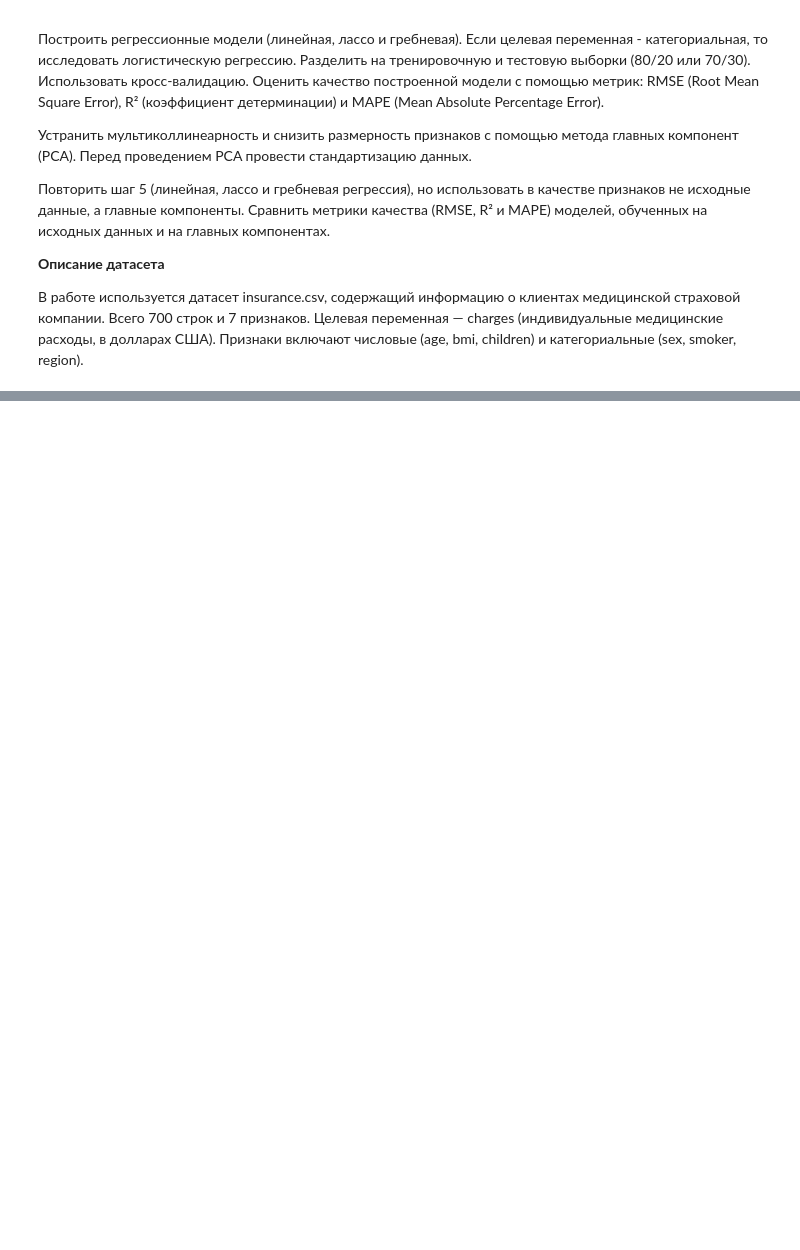
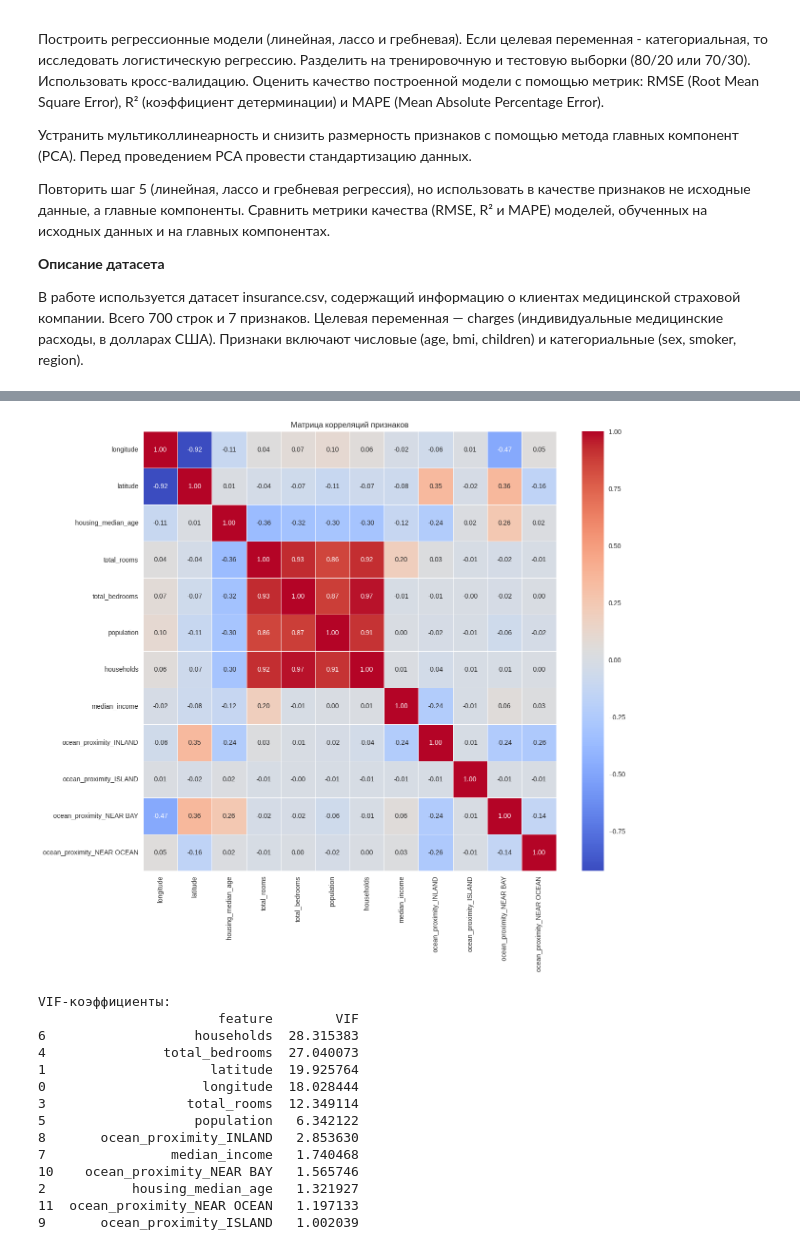
Before and after one commit to stavrgit/ML, a Jupyter notebook: ML_1.ipynb, the cells around one changed output, grey strips where cells are left out. Drawn from its saved outputs; the diff is of its cells as text; code cells hidden in the pictures; blank space fills up the shorter version.

```diff
--- a/ML_1.ipynb
+++ b/ML_1.ipynb
@@ -967,0 +220,15 @@ PCA в данной задаче не улучшает модель: он не
+# %%
+data['total_bedrooms'] = data['total_bedrooms'].fillna(data['total_bedrooms'].median())
+
+data = pd.get_dummies(data, columns=['ocean_proximity'], drop_first=True)
+
+X = data.drop(['median_house_value'], axis=1)
+y = data['median_house_value']
+
+print("Признаки после кодирования:", X.shape)
+print(X.columns.tolist())
+
+scaler = StandardScaler()
+X_scaled = pd.DataFrame(scaler.fit_transform(X), columns=X.columns, index=X.index)
+
+X_scaled.head()
@@ -967,0 +258,32 @@ PCA в данной задаче не улучшает модель: он не
+# %%
+from statsmodels.stats.outliers_influence import variance_inflation_factor
+
+# Матрица корреляций
+corr = X.corr()
+plt.figure(figsize=(14, 12))
+sns.heatmap(corr, annot=True, cmap="coolwarm", fmt=".2f", linewidths=0.5)
+plt.title("Матрица корреляций признаков")
+plt.show()
+
+# VIF
+vif_data = pd.DataFrame()
+vif_data["feature"] = X.columns
+vif_data["VIF"] = [variance_inflation_factor(X.values, i) for i in range(X.shape[1])]
+print("\nVIF-коэффициенты:")
+print(vif_data.sort_values("VIF", ascending=False))
+# %% [output]
+[figure, added]
+VIF-коэффициенты:
+                       feature        VIF
+6                   households  28.315383
+4               total_bedrooms  27.040073
+1                     latitude  19.925764
+0                    longitude  18.028444
+3                  total_rooms  12.349114
+5                   population   6.342122
+8       ocean_proximity_INLAND   2.853630
+7                median_income   1.740468
+10    ocean_proximity_NEAR BAY   1.565746
+2           housing_median_age   1.321927
+11  ocean_proximity_NEAR OCEAN   1.197133
+9       ocean_proximity_ISLAND   1.002039
```
Also changed, not shown: parts of 29 cells of this notebook.
